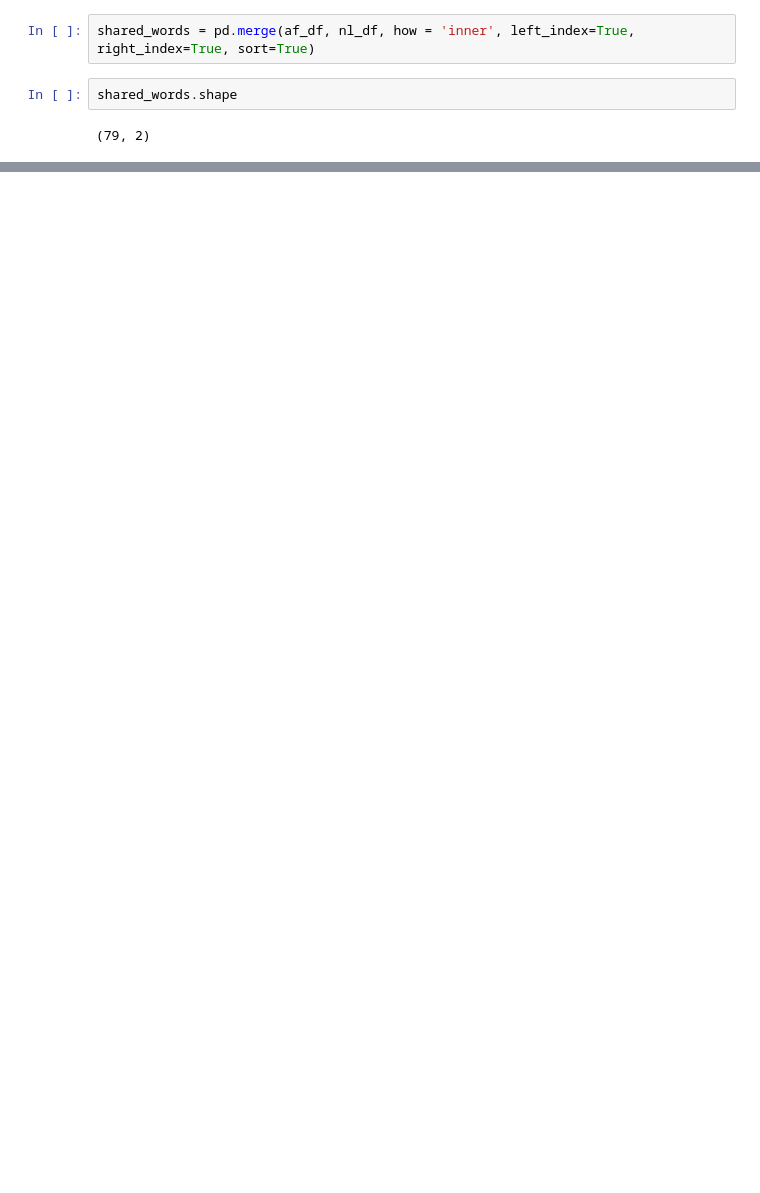
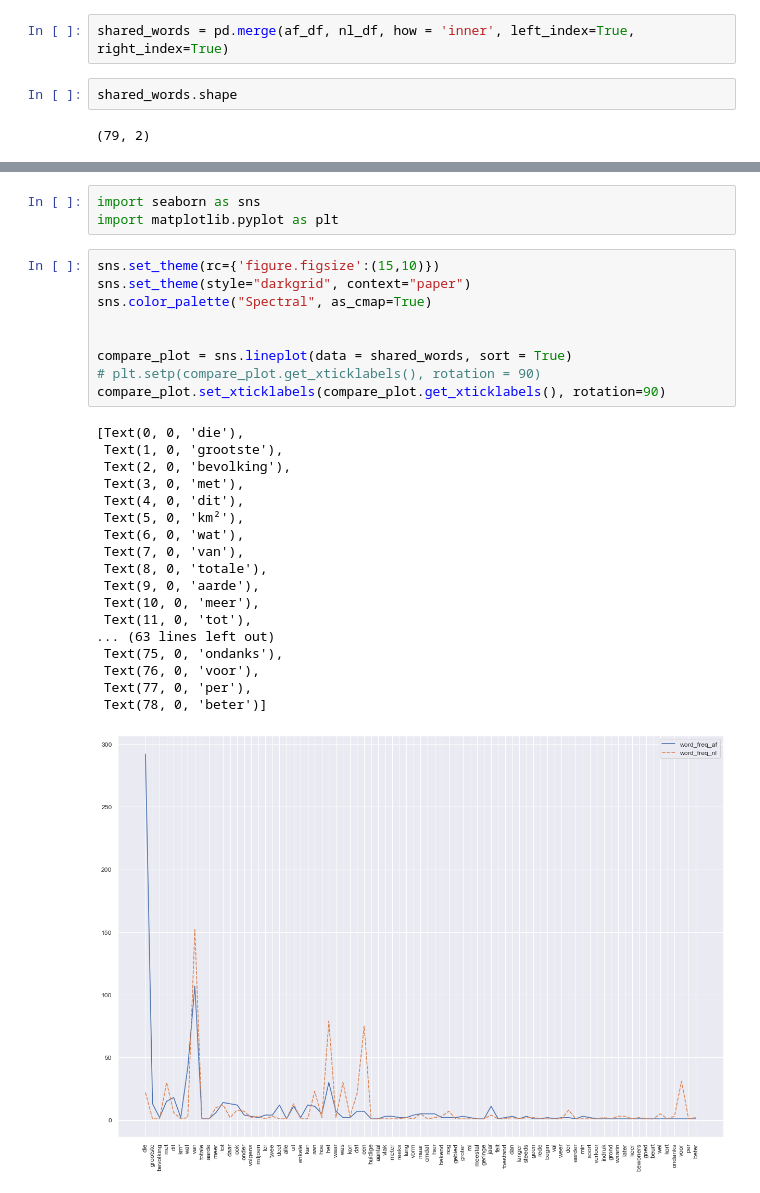
Before and after one commit to ninahew/mscfinalproject, a Jupyter notebook: Dataset preparation and initial build.ipynb, the cells around one changed output, grey strips where cells are left out. Saved outputs shown, nothing was run; the diff lists cells and outputs as text; blank space fills up the shorter version.

Commit message:
Plotted shared word frequency in each language

```diff
--- a/Dataset preparation and initial build.ipynb
+++ b/Dataset preparation and initial build.ipynb
@@ -241,7 +242,7 @@ nl_df.sort_values(by=['word_freq_nl'], ascending = False)
 | woningpolitiek | 1 |
 1055 rows × 1 columns
 # %%
-shared_words = pd.merge(af_df, nl_df, how = 'inner', left_index=True, right_index=True, sort=True)
+shared_words = pd.merge(af_df, nl_df, how = 'inner', left_index=True, right_index=True)
 # %%
 shared_words.shape
 # %% [output]
@@ -248,0 +266,31 @@ shared_words.shape
+# %%
+import seaborn as sns
+import matplotlib.pyplot as plt
+# %%
+sns.set_theme(rc={'figure.figsize':(15,10)})
+sns.set_theme(style="darkgrid", context="paper")
+sns.color_palette("Spectral", as_cmap=True)
+
+
+compare_plot = sns.lineplot(data = shared_words, sort = True)
+# plt.setp(compare_plot.get_xticklabels(), rotation = 90)
+compare_plot.set_xticklabels(compare_plot.get_xticklabels(), rotation=90)
+# %% [output]
+[Text(0, 0, 'die'),
+ Text(1, 0, 'grootste'),
+ Text(2, 0, 'bevolking'),
+ Text(3, 0, 'met'),
+ Text(4, 0, 'dit'),
+ Text(5, 0, 'km²'),
+ Text(6, 0, 'wat'),
+ Text(7, 0, 'van'),
+ Text(8, 0, 'totale'),
+ Text(9, 0, 'aarde'),
+ Text(10, 0, 'meer'),
+ Text(11, 0, 'tot'),
+... (63 lines left out)
+ Text(75, 0, 'ondanks'),
+ Text(76, 0, 'voor'),
+ Text(77, 0, 'per'),
+ Text(78, 0, 'beter')]
+[figure, added]
```
Also changed, not shown: parts of 2 cells of this notebook.
